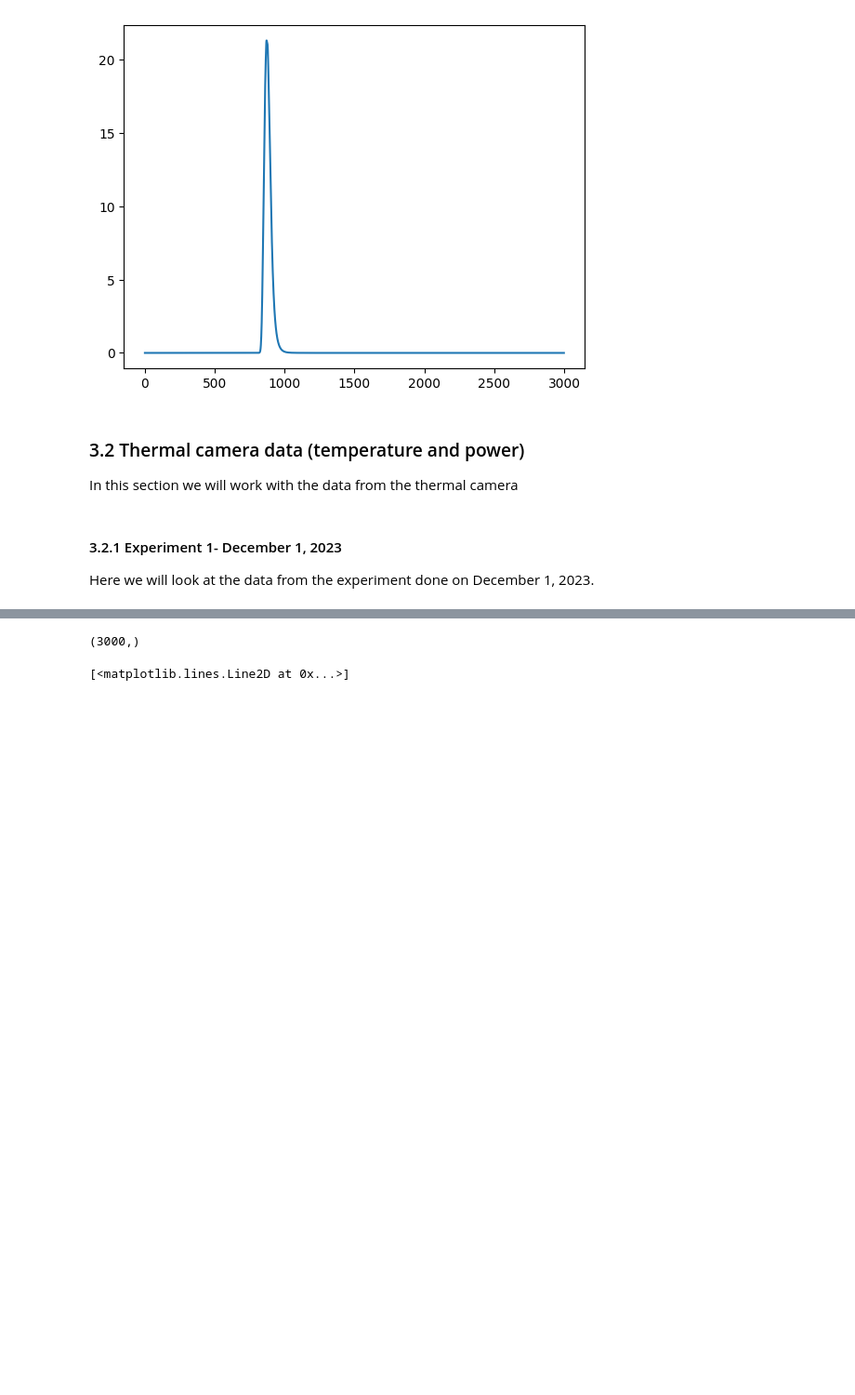
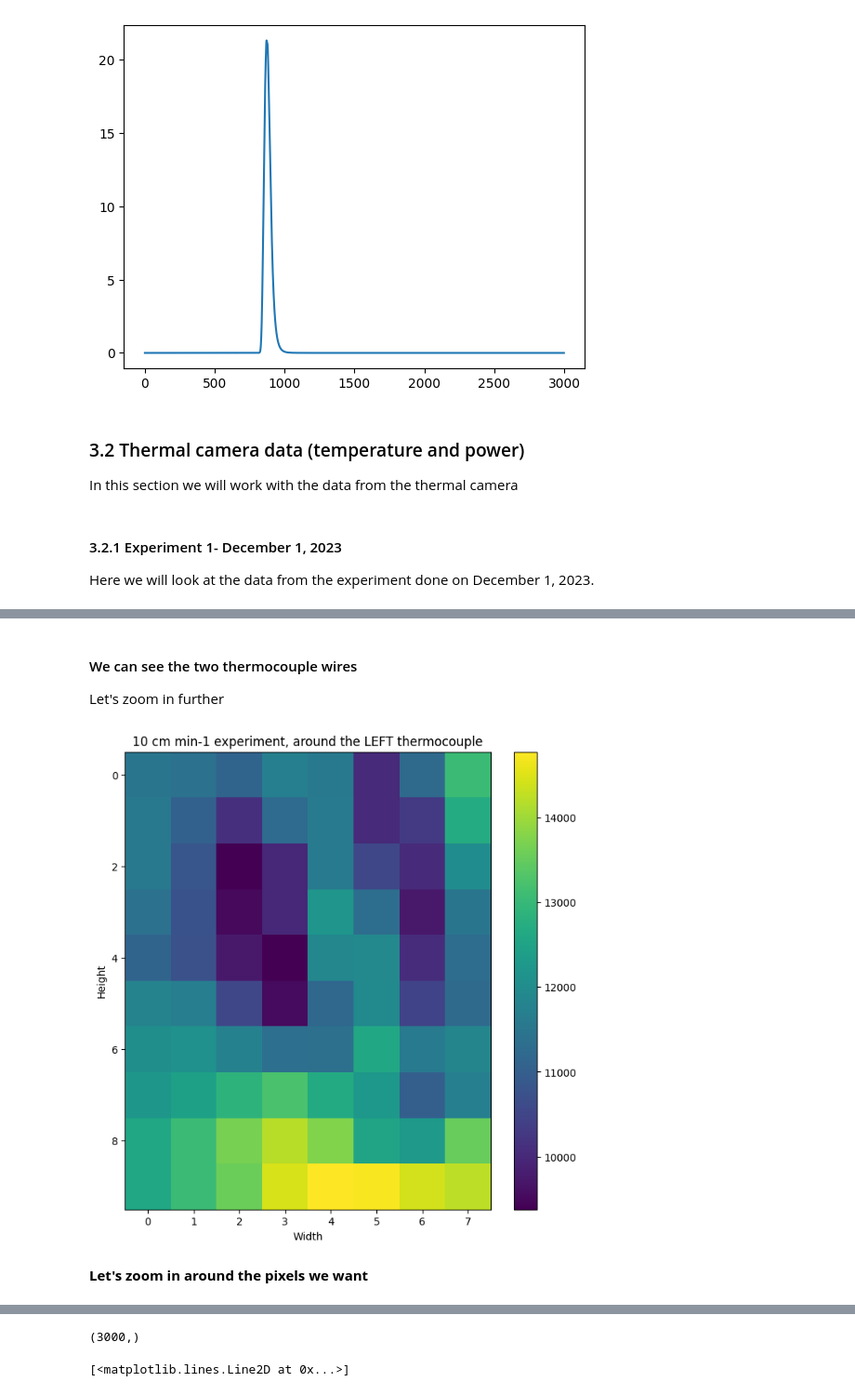
Before and after one commit to KaushalTimilsina/ResearchProject, a Jupyter notebook: Integration.ipynb, the cells around one changed output, grey strips where cells are left out. Shown at 93% size. Drawn from its saved outputs; the diff is of its cells as text; code cells hidden in the pictures; blank space fills up the shorter version.

```diff
--- a/Integration.ipynb
+++ b/Integration.ipynb
@@ -993,0 +986,30 @@ plt.imshow(((df_180A_10cm_min_cam - 32)/1.8)[my_max_frame_approx])
+# %% [markdown]
+#### We can see the two thermocouple wires
+Let's zoom in further
+# %%
+# For 10 cm min-1 experiment around the left thermocouple
+much_smaller_region_10L = np.zeros((10,8))
+for i in range(68,78):
+    for j in range(21,29):
+        much_smaller_region_10L[i-68][j-21] = df_180A_10cm_min_cam_new[2377][i][j]
+
+# Set the size of the figure
+fig, ax = plt.subplots(figsize=(8, 8))
+
+# Display the image
+im = ax.imshow(much_smaller_region_10L, cmap='viridis')
+
+# Add colorbar
+cbar = plt.colorbar(im)
+
+# Add labels and title
+ax.set_xlabel('Width')
+ax.set_ylabel('Height')
+ax.set_title('10 cm min-1 experiment, around the LEFT thermocouple')
+
+# Show the plot
+plt.show()
+# %% [output]
+[figure, added]
+# %% [markdown]
+**Let's zoom in around the pixels we want**
```
Also changed, not shown: parts of 43 cells of this notebook.
